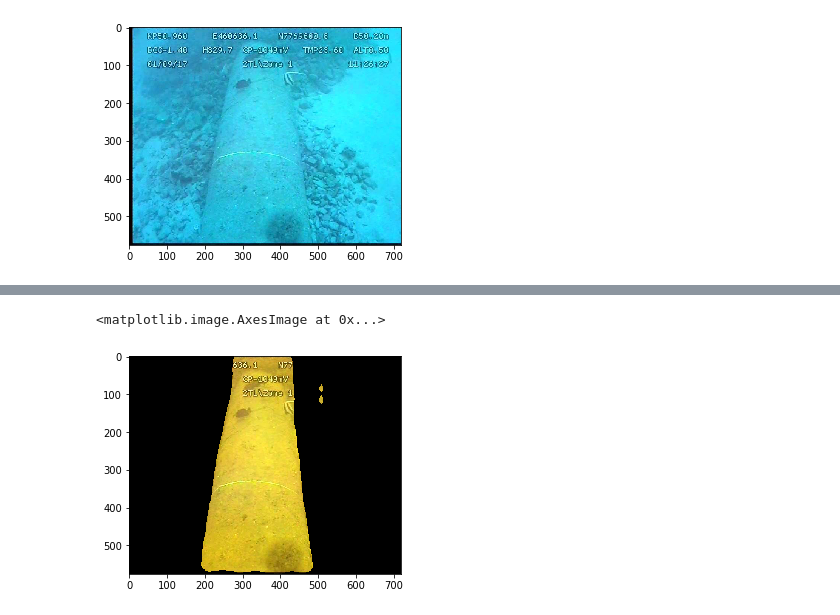
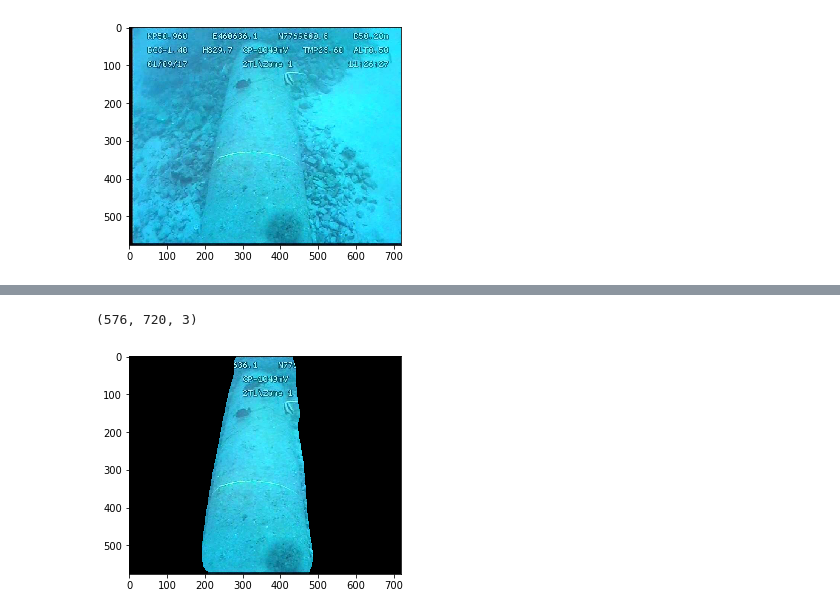
Before and after one commit to saeidp/Temp, a Jupyter notebook: pipeTracker/pipe-tracker.ipynb, the cells around one changed output, grey strips where cells are left out. Cells and saved outputs as stored; diff of their text form; code cells hidden in the pictures.

```diff
--- a/pipeTracker/pipe-tracker.ipynb
+++ b/pipeTracker/pipe-tracker.ipynb
@@ -25,7 +25,8 @@ img = img.astype('float32')
 
 
 # reconstruct the PSP network model
-model = gluoncv.model_zoo.DeepLabV3(nclass=2, backbone='resnet101')
+#model = gluoncv.model_zoo.DeepLabV3(nclass=2, backbone='resnet101')
+model = gluoncv.model_zoo.DeepLabV3(nclass=2, backbone='resnet50')
 
 # load the trained model
 
@@ -36,3 +37,4 @@ model.load_parameters('model/model_algo-1', ctx=ctx , ignore_extra=True)
 
 output = model.predict(img)
 predict = mx.nd.squeeze(mx.nd.argmax(output, 1)).asnumpy()
+plt.imshow(predict, cmap='gray')
@@ -43,0 +44,6 @@ plt.show()
+# %%
+#predict = cv2.imdecode(predict, flags=0)
+predict = predict.astype(np.uint8)
+dst = cv2.fastNlMeansDenoising(predict,None,10,7,21)
+
+plt.imshow(dst, cmap='gray')
@@ -44,36 +53,20 @@ plt.show()
 # %%
-from PIL import Image
 img1 = cv2.imread(filename)
-#image1 = cv2.cvtColor(image1, cv2.COLOR_BGR2GRAY)
+plt.imshow(img1)
 
-#from gluoncv.utils.viz import get_color_pallete
-#import matplotlib.image as mpimg
-#mask = get_color_pallete(predict, 'ade20k')
-#mask.save('output.png')
-
-#predict = predict.astype(np.uint8)
-
-img2 = cv2.imread('output.png')
-img2gray = cv2.cvtColor(img2,cv2.COLOR_BGR2GRAY)
-
-predict = predict.astype(np.uint8)
-ret, mask = cv2.threshold(predict, .5, 255, cv2.THRESH_BINARY)
+ret, mask = cv2.threshold(dst, .5, 255, cv2.THRESH_BINARY)
 
 white_background = np.full(img1.shape, 255, dtype=np.uint8)
 bk = cv2.bitwise_or(white_background, white_background, mask=mask)
 
 final = cv2.bitwise_and(img1, bk)
 
-plt.imshow(final, cmap='gray')
-
-
-#masked_image = cv2.bitwise_or(image1, mask)
-#masked_image = cv2.bitwise_and(image1, mmask)
-#plt.imshow(masked_image, cmap='gray')
+plt.imshow(cv2.cvtColor(final, cv2.COLOR_BGR2RGB))
+print(final.shape)
 
 #cv2.imshow("g", final)
 #cv2.waitKey(0)
 #cv2.destroyAllWindows()
 # %% [output]
-<matplotlib.image.AxesImage at 0x...>
+(576, 720, 3)
-[figure, old version]
+[figure, new version]
```
Also changed, not shown: parts of 6 cells of this notebook, 6 other files.
